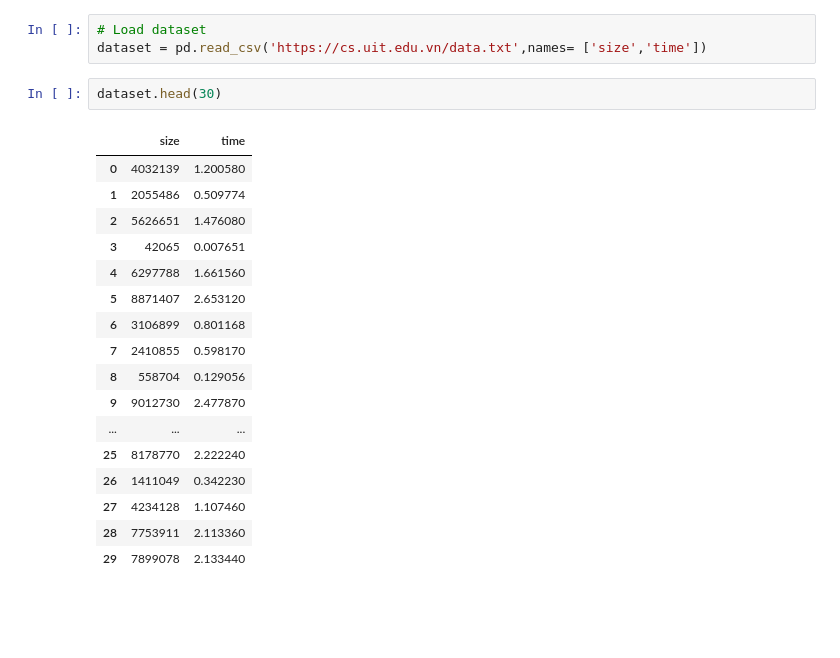
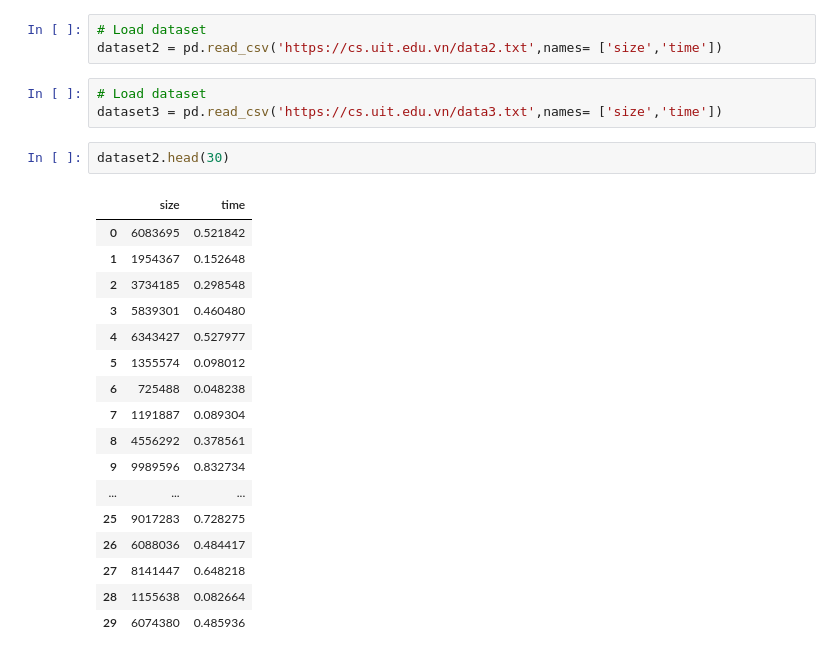
Before and after one commit to xuanthang482/CS114.K21, a Jupyter notebook: Regression.ipynb, the cells around one changed output. Drawn from its saved outputs; the diff is of its cells as text; blank space fills up the shorter version.

```diff
--- a/Regression.ipynb
+++ b/Regression.ipynb
@@ -11,24 +9,27 @@ ImportError: ignored
 # %%
 # Load dataset
-dataset = pd.read_csv('https://cs.uit.edu.vn/data.txt',names= ['size','time'])
+dataset2 = pd.read_csv('https://cs.uit.edu.vn/data2.txt',names= ['size','time'])
+# %%
+# Load dataset
+dataset3 = pd.read_csv('https://cs.uit.edu.vn/data3.txt',names= ['size','time'])
 # %%
-dataset.head(30)
+dataset2.head(30)
 # %% [output]
 |  | size | time |
-| 0 | 4032139 | 1.200580 |
-| 1 | 2055486 | 0.509774 |
-| 2 | 5626651 | 1.476080 |
-| 3 | 42065 | 0.007651 |
-| 4 | 6297788 | 1.661560 |
-| 5 | 8871407 | 2.653120 |
-| 6 | 3106899 | 0.801168 |
-| 7 | 2410855 | 0.598170 |
-| 8 | 558704 | 0.129056 |
-| 9 | 9012730 | 2.477870 |
+| 0 | 6083695 | 0.521842 |
+| 1 | 1954367 | 0.152648 |
+| 2 | 3734185 | 0.298548 |
+| 3 | 5839301 | 0.460480 |
+| 4 | 6343427 | 0.527977 |
+| 5 | 1355574 | 0.098012 |
+| 6 | 725488 | 0.048238 |
+| 7 | 1191887 | 0.089304 |
+| 8 | 4556292 | 0.378561 |
+| 9 | 9989596 | 0.832734 |
 | ... | ... | ... |
-| 25 | 8178770 | 2.222240 |
-| 26 | 1411049 | 0.342230 |
-| 27 | 4234128 | 1.107460 |
-| 28 | 7753911 | 2.113360 |
-| 29 | 7899078 | 2.133440 |
+| 25 | 9017283 | 0.728275 |
+| 26 | 6088036 | 0.484417 |
+| 27 | 8141447 | 0.648218 |
+| 28 | 1155638 | 0.082664 |
+| 29 | 6074380 | 0.485936 |
 # %%
```
Also changed, not shown: parts of 18 cells of this notebook.
